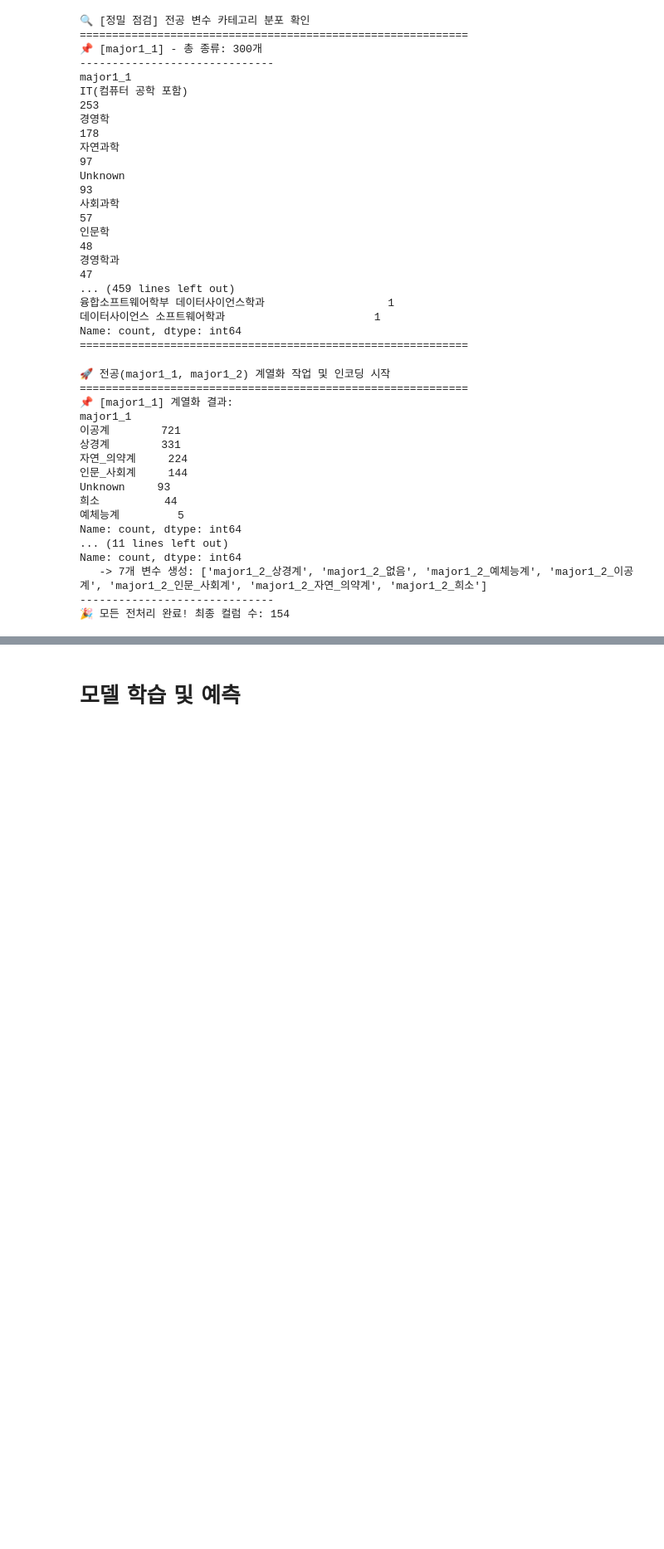
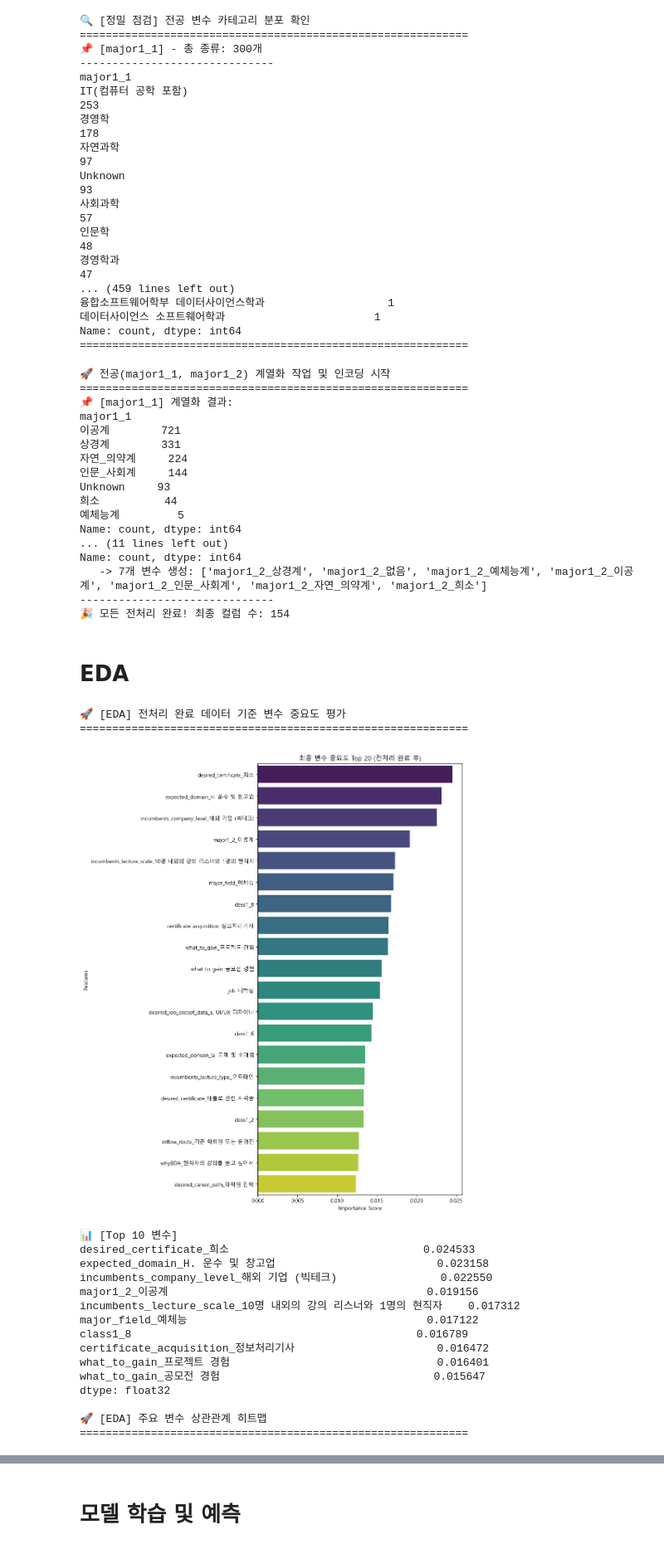
Before and after one commit to minuuuuu01/Classification-BDA, a Jupyter notebook: preprocess2.ipynb, the cells around one changed output, grey strips where cells are left out. Shown at 83% size. Drawn from its saved outputs; the diff is of its cells as text; code cells hidden in the pictures; blank space fills up the shorter version.

```diff
--- a/preprocess2.ipynb
+++ b/preprocess2.ipynb
@@ -945,3 +945,81 @@ Name: count, dtype: int64
    -> 7개 변수 생성: ['major1_2_상경계', 'major1_2_없음', 'major1_2_예체능계', 'major1_2_이공계', 'major1_2_인문_사회계', 'major1_2_자연_의약계', 'major1_2_희소']
 ------------------------------
 🎉 모든 전처리 완료! 최종 컬럼 수: 154
+# %% [markdown]
+# EDA
+# %%
+import matplotlib.pyplot as plt
+import seaborn as sns
+
+# 한글 폰트 설정 (Windows: Malgun Gothic, Mac: AppleGothic)
+import platform
+if platform.system() == 'Darwin':
+    plt.rc('font', family='AppleGothic')
+else:
+    plt.rc('font', family='Malgun Gothic')
+plt.rcParams['axes.unicode_minus'] = False
+
+# =========================================================
+# EDA 1. 전처리 완료 변수 중요도 평가 (XGBoost)
+# =========================================================
+print("🚀 [EDA] 전처리 완료 데이터 기준 변수 중요도 평가")
+print("=" * 60)
+
+# 중요도 평가를 위해 잠시 학습 데이터만 분리
+eda_train = df_all[df_all['dataset'] == 'train'].drop(columns=['dataset'])
+eda_X = eda_train.drop(columns=['completed'])
+eda_y = eda_train['completed'].astype(int)
+
+# 모델 학습 (가볍게)
+xgb_eda = XGBClassifier(n_estimators=100, random_state=42, n_jobs=-1, eval_metric='logloss')
+xgb_eda.fit(eda_X, eda_y)
+
+# 중요도 추출 및 시각화 (Top 20)
+importances = pd.Series(xgb_eda.feature_importances_, index=eda_X.columns).sort_values(ascending=False)
+
+plt.figure(figsize=(10, 12))
+sns.barplot(x=importances.head(20), y=importances.head(20).index, palette='viridis')
+plt.title("최종 변수 중요도 Top 20 (전처리 완료 후)")
+plt.xlabel("Importance Score")
+plt.ylabel("Features")
+plt.tight_layout()
+plt.show()
+
+print("📊 [Top 10 변수]")
+print(importances.head(10))
+
+# =========================================================
+# EDA 2. 주요 변수 간 상관관계 히트맵 (Correlation)
+# =========================================================
+print("\n🚀 [EDA] 주요 변수 상관관계 히트맵")
+print("=" * 60)
+
+# 중요도가 높은 상위 15개 변수 + 타깃변수(completed)만 골라서 히트맵 그리기
+top_cols = importances.head(15).index.tolist()
+corr_cols = ['completed'] + top_cols
+
+plt.figure(figsize=(12, 10))
+corr_mat = eda_train[corr_cols].corr()
+sns.heatmap(corr_mat, annot=True, fmt='.2f', cmap='coolwarm', vmin=-1, vmax=1)
+plt.title("타깃 변수 및 중요 변수 간 상관관계")
+plt.tight_layout()
+plt.show()
+# %% [output]
+🚀 [EDA] 전처리 완료 데이터 기준 변수 중요도 평가
+============================================================
+[figure, added]
+📊 [Top 10 변수]
+desired_certificate_희소                              0.024533
+expected_domain_H. 운수 및 창고업                         0.023158
+incumbents_company_level_해외 기업 (빅테크)                0.022550
+major1_2_이공계                                        0.019156
+incumbents_lecture_scale_10명 내외의 강의 리스너와 1명의 현직자    0.017312
+major_field_예체능                                     0.017122
+class1_8                                            0.016789
+certificate_acquisition_정보처리기사                      0.016472
+what_to_gain_프로젝트 경험                                0.016401
+what_to_gain_공모전 경험                                 0.015647
+dtype: float32
+
+🚀 [EDA] 주요 변수 상관관계 히트맵
+============================================================
```
Also changed, not shown: parts of 3 cells of this notebook, 3 other files.
